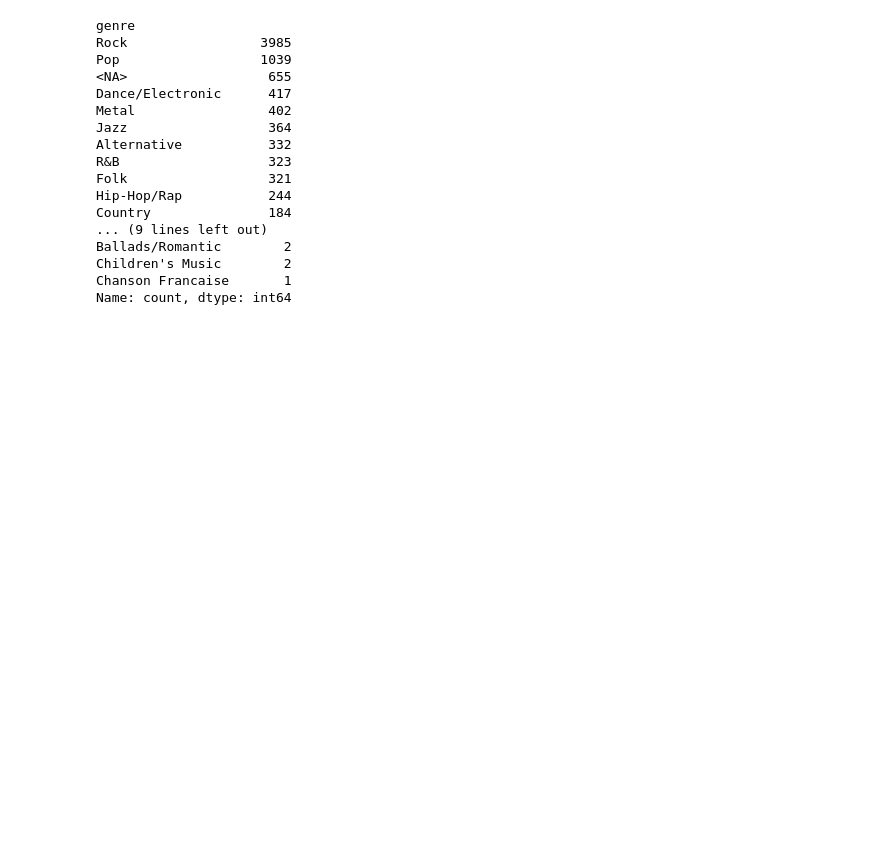
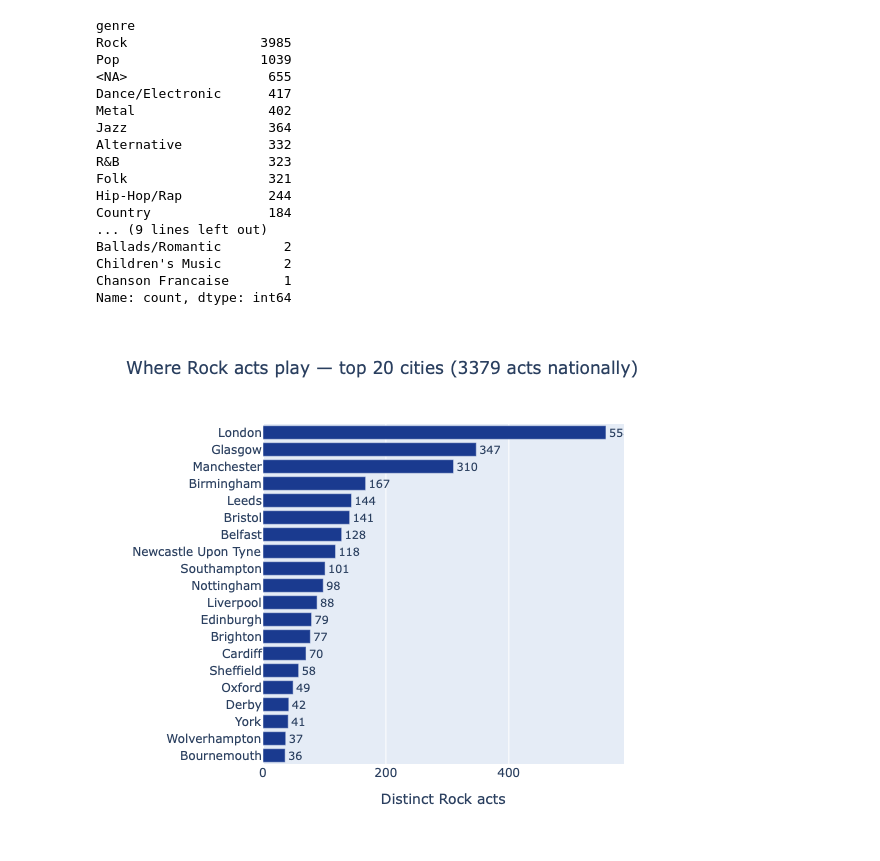
Before and after one commit to jb661/eventintelligence, a Jupyter notebook: ticketmaster_genre_analysis.ipynb, the cells around one changed output. Cells and saved outputs as stored; diff of their text form; code cells hidden in the pictures; blank space fills up the shorter version.

```diff
--- a/ticketmaster_genre_analysis.ipynb
+++ b/ticketmaster_genre_analysis.ipynb
@@ -695,3 +695,29 @@ Name: count, dtype: int64
 Path("data").mkdir(exist_ok=True)
 clean["fetched_at"] = dt.datetime.now().isoformat(timespec="seconds")
 clean.to_csv("data/events.csv", index=False)
+# %%
+def plot_concentration(genre, top_n=20):
+    g = local[local["genre"] == genre]
+    d = (g.groupby("city").size()
+           .sort_values(ascending=False)
+           .head(top_n)
+           .to_frame("acts")
+           .reset_index())
+    d["pct_of_national"] = (d["acts"] / len(g) * 100).round(1)
+    d["cumulative"] = d["pct_of_national"].cumsum().round(1)
+
+    fig = px.bar(
+        d.sort_values("acts"),
+        x="acts", y="city", orientation="h",
+        text="acts",
+        hover_data={"pct_of_national": ":.1f", "cumulative": ":.1f", "acts": False},
+        labels={"acts": f"Distinct {genre} acts", "city": ""},
+        title=f"Where {genre} acts play — top {top_n} cities ({len(g)} acts nationally)",
+    )
+    fig.update_traces(marker_color="#1A3A8F", textposition="outside")
+    fig.update_layout(height=max(400, 26 * len(d)))
+    return fig
+
+plot_concentration("Rock").show()
+# %% [output]
+[figure, added]
```
Also changed, not shown: parts of 1 cell of this notebook, 1 other file.
